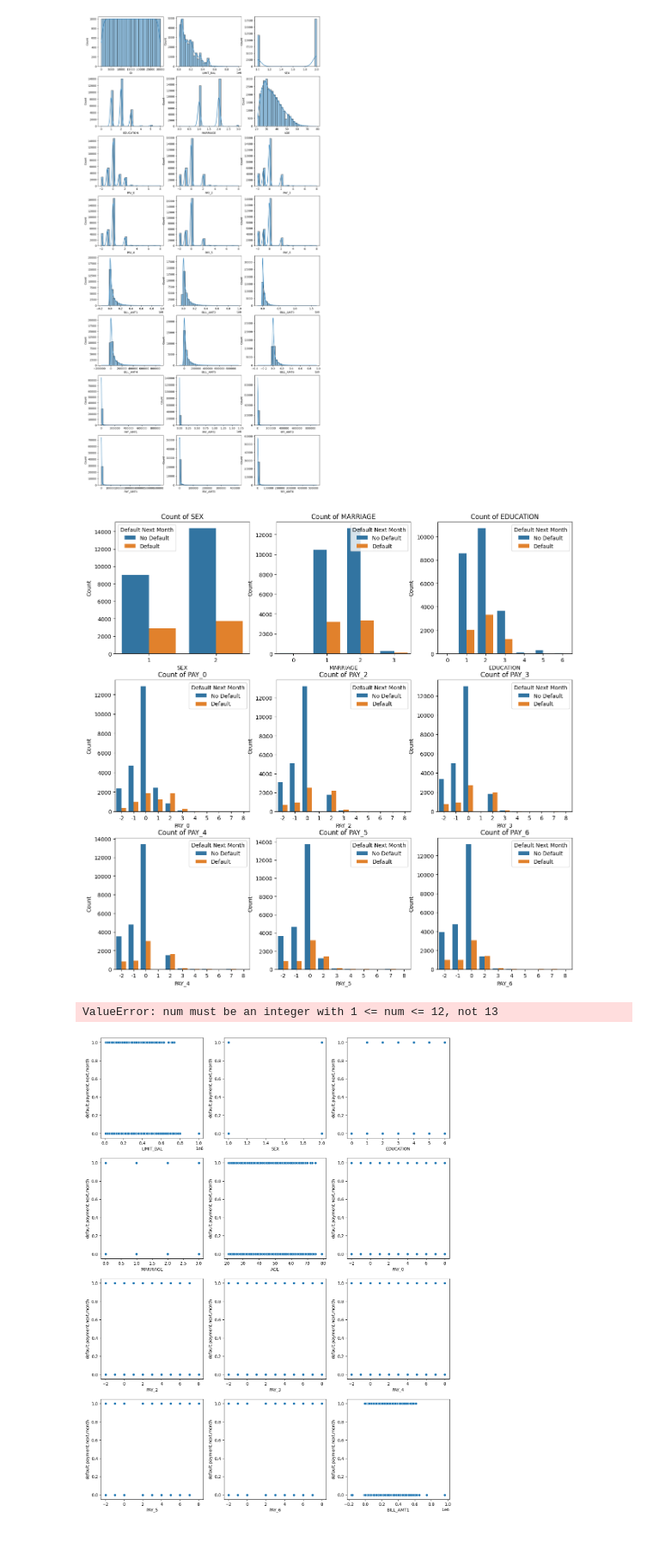
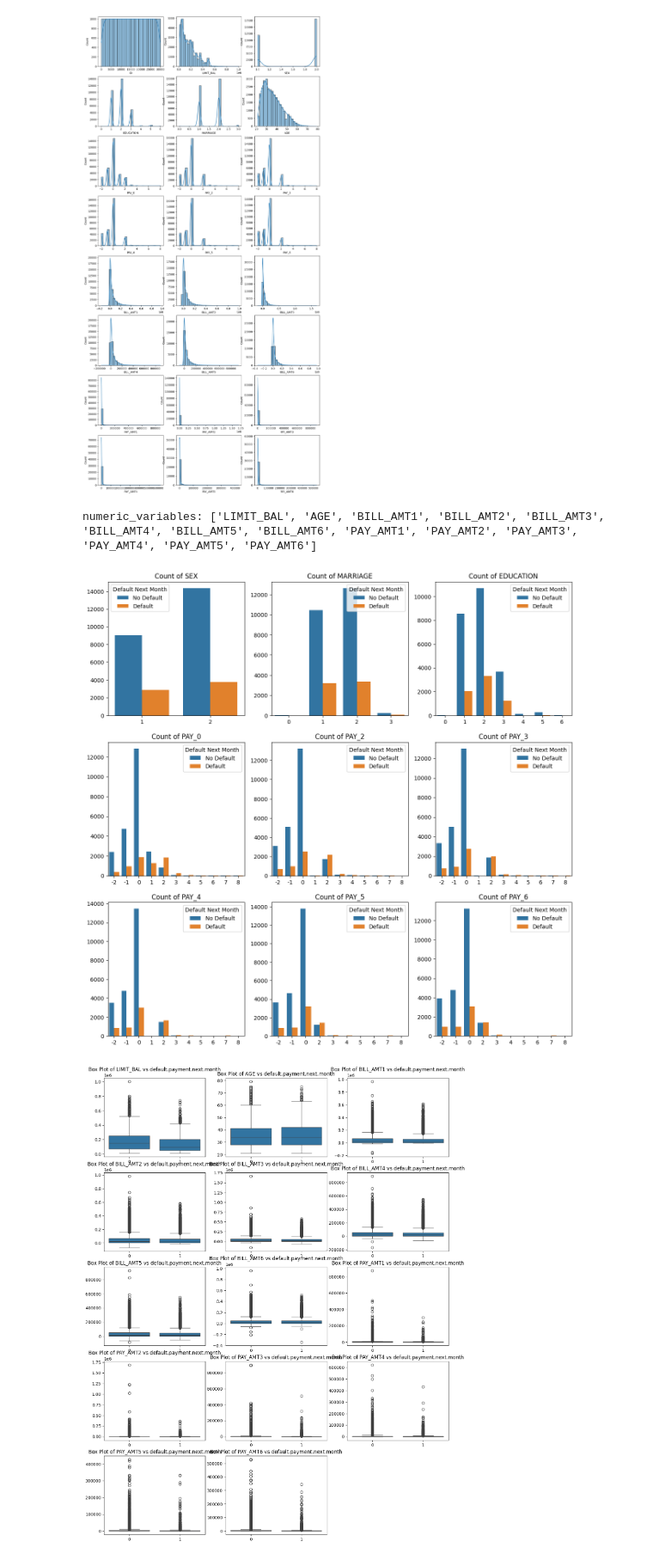
Before and after one commit to joseph-m-pasia/kg-default-of-credit-cards, a Jupyter notebook: notebooks/00_eda.ipynb, the cells around one changed output. Shown at 86% size. Cells and saved outputs as stored; diff of their text form; code cells hidden in the pictures.

Commit message:
add the notebook for data exploration

```diff
--- a/notebooks/00_eda.ipynb
+++ b/notebooks/00_eda.ipynb
@@ -98,7 +98,10 @@ for i, var in enumerate(explanatory_variables):
 # %%
 binary_variables = ["SEX", "MARRIAGE"]
 ordinal_variables = ["EDUCATION", "PAY_0", "PAY_2", "PAY_3", "PAY_4", "PAY_5", "PAY_6"]
-numeric_variables = [col for col in df.columns if col != binary_variables and col != ordinal_variables and col != target_variable and col != 'ID']
+numeric_variables = [col for col in df.columns if (col not in binary_variables and col not in ordinal_variables and col != target_variable and col != 'ID')]
+print("numeric_variables:", numeric_variables)
+# %% [output]
+numeric_variables: ['LIMIT_BAL', 'AGE', 'BILL_AMT1', 'BILL_AMT2', 'BILL_AMT3', 'BILL_AMT4', 'BILL_AMT5', 'BILL_AMT6', 'PAY_AMT1', 'PAY_AMT2', 'PAY_AMT3', 'PAY_AMT4', 'PAY_AMT5', 'PAY_AMT6']
 # %%
 # Bar plot for binary variables and ordinal variables vs the target variable in 3 columns
 plt.figure(figsize=(15, 20))  # Adjust height based on number of rows
@@ -106,19 +109,19 @@ for i, var in enumerate(binary_variables + ordinal_variables):
     plt.subplot(4, 3, i + 1)
     sns.countplot(x=var, hue=target_variable, data=df)
     plt.title(f'Count of {var}')
-    plt.xlabel(var)
-    plt.ylabel('Count')
+    plt.xlabel("")
+    plt.ylabel("")
     plt.legend(title='Default Next Month', labels=['No Default', 'Default'])
 # %% [output]
-[figure, old version]
+[figure, new version]
 # %%
-# Scatter plot for numeric variables vs the target variable in 3 columns
+# Box plot for numeric variables vs the target variable in 3 columns
 plt.figure(figsize=(15, 20))  # Adjust height based on number of rows
 for i, var in enumerate(numeric_variables):
-    plt.subplot(4, 3, i + 1)
-    sns.scatterplot(x=var, y=target_variable, data=df)
-    plt.xlabel(var)
-    plt.ylabel(target_variable)
+    plt.subplot(5, 3, i + 1)
+    sns.boxplot(x=target_variable, y=var, data=df)
+    plt.xlabel("")
+    plt.ylabel("")
+    plt.title(f'Box Plot of {var} vs default payment')
 # %% [output]
-ValueError: num must be an integer with 1 <= num <= 12, not 13
-[figure, old version]
+[figure, new version]
```
Also changed, not shown: parts of 3 cells of this notebook.
